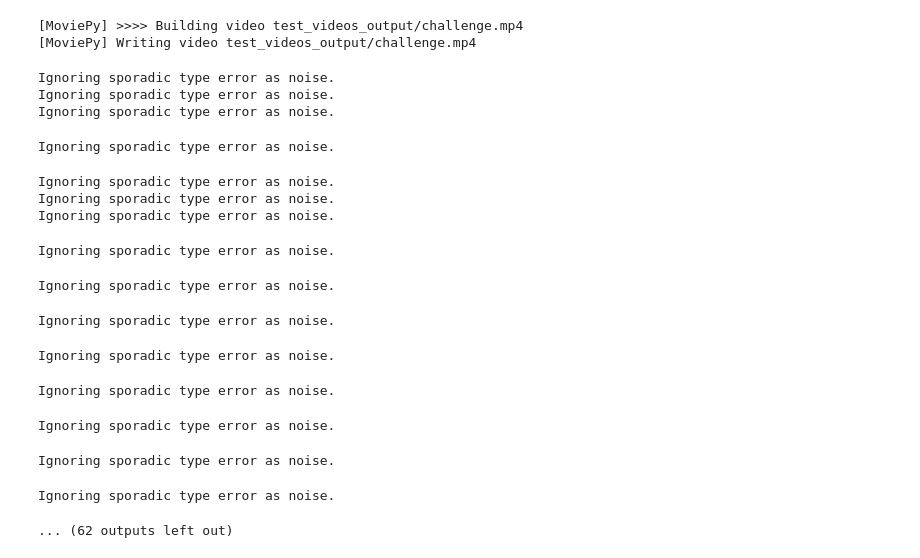
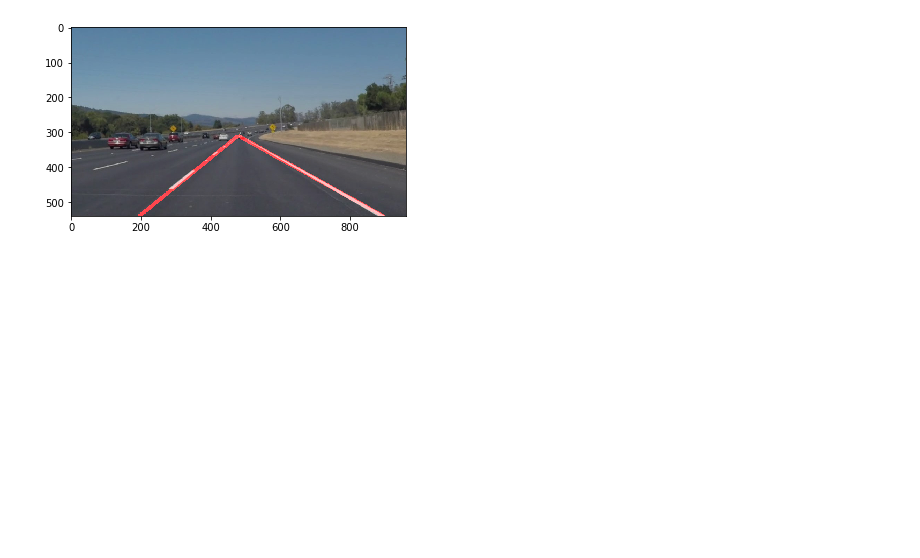
Before and after one commit to jailad/SDC-Term1-Project1, a Jupyter notebook: Jai-SDC-Term1-Project1.ipynb, the cells around one changed output. Drawn from its saved outputs; the diff is of its cells as text; code cells hidden in the pictures; blank space fills up the shorter version.

Commit message:
Updated pipeline to show individual output(s) with separate cell(s).

```diff
--- a/Jai-SDC-Term1-Project1.ipynb
+++ b/Jai-SDC-Term1-Project1.ipynb
@@ -16,19 +31,4 @@ from IPython.display import HTML
 # %%
-
-# Constants
-kTestImagesRelativeInputPathDir = "test_images/"
-kTestImagesRelativeOutputPathDir = "test_images_output/"
-kTestVideosRelativeInputPathDir = "test_videos/"
-kTestVideosRelativeOutputPathDir = "test_videos_output/"
-
-# Global variable(s)
-
-global_previous_left_lane_bottom_roi_intersection_point = (0,0)
-global_previous_right_lane_bottom_roi_intersection_point = (0,0)
-
-# This boolean is used to determine if we need to produce intermediate image artifacts, after each processing operation like Gray Scaling etc.
-generateIntermediateArtifacts = False
-
 # Helper method(s)
 def get_region_of_interest_vertices(image):
     xsize = image.shape[1]
@@ -202,48 +202,16 @@ def process_image(image):
         plt.savefig(hough_lines_image_filename)
 
     return original_image_overlaid_with_lanes
-
-# # Using the Pipeline above to process image(s)
-generateIntermediateArtifacts = False
-testImagesInputDirectory = os.listdir(kTestImagesRelativeInputPathDir)
-for imageFile in testImagesInputDirectory:
-    if '.jpg' in imageFile:
-        global_previous_left_lane_bottom_roi_intersection_point = (0,0)
-        global_previous_right_lane_bottom_roi_intersection_point = (0,0)
-        input_file_relative_path = kTestImagesRelativeInputPathDir + imageFile
-        output_file_relative_path = kTestImagesRelativeOutputPathDir + imageFile
-        image_with_detected_lanes = process_image(mpimg.imread(input_file_relative_path))
-        plt.imshow(image_with_detected_lanes)
-        plt.savefig(output_file_relative_path)
-
-# # Using the Pipeline above to process video(s)
-generateIntermediateArtifacts = False
-testVideosInputDirectory = os.listdir(kTestVideosRelativeInputPathDir)
-for videoFile in testVideosInputDirectory:
-       if '.mp4' in videoFile:
-           global_previous_left_lane_bottom_roi_intersection_point = (0,0)
-           global_previous_right_lane_bottom_roi_intersection_point = (0,0)
-           input_videofile_relative_path = kTestVideosRelativeInputPathDir + videoFile
-           output_file_relative_path = kTestVideosRelativeOutputPathDir + videoFile
-           input_clip = VideoFileClip(input_videofile_relative_path)
-           output_clip = input_clip.fl_image(process_image) #NOTE: this function expects color images!!
-           %time output_clip.write_videofile(output_file_relative_path, audio=False)
-# %% [output]
-[MoviePy] >>>> Building video test_videos_output/challenge.mp4
-[MoviePy] Writing video test_videos_output/challenge.mp4
-Ignoring sporadic type error as noise.
-Ignoring sporadic type error as noise.
-Ignoring sporadic type error as noise.
-Ignoring sporadic type error as noise.
-Ignoring sporadic type error as noise.
-Ignoring sporadic type error as noise.
-Ignoring sporadic type error as noise.
-Ignoring sporadic type error as noise.
-Ignoring sporadic type error as noise.
-Ignoring sporadic type error as noise.
-Ignoring sporadic type error as noise.
-Ignoring sporadic type error as noise.
-Ignoring sporadic type error as noise.
-Ignoring sporadic type error as noise.
-Ignoring sporadic type error as noise.
-... (62 outputs left out)
+# %%
+# # Using the Pipeline above to process image(s) - solidWhiteCurve.jpg
+generateIntermediateArtifacts = False
+imageFile =  "solidWhiteCurve.jpg"
+global_previous_left_lane_bottom_roi_intersection_point = (0,0)
+global_previous_right_lane_bottom_roi_intersection_point = (0,0)
+input_file_relative_path = kTestImagesRelativeInputPathDir + imageFile
+output_file_relative_path = kTestImagesRelativeOutputPathDir + imageFile
+image_with_detected_lanes = process_image(mpimg.imread(input_file_relative_path))
+plt.imshow(image_with_detected_lanes)
+plt.savefig(output_file_relative_path)
+# %% [output]
+[figure, added]
```
Also changed, not shown: parts of 12 cells of this notebook, 3 other files.
